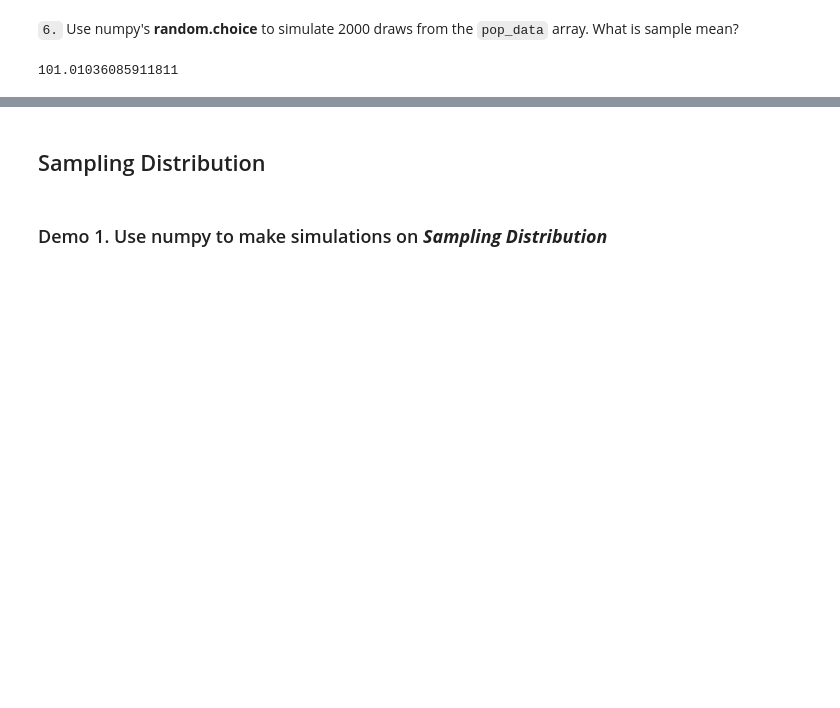
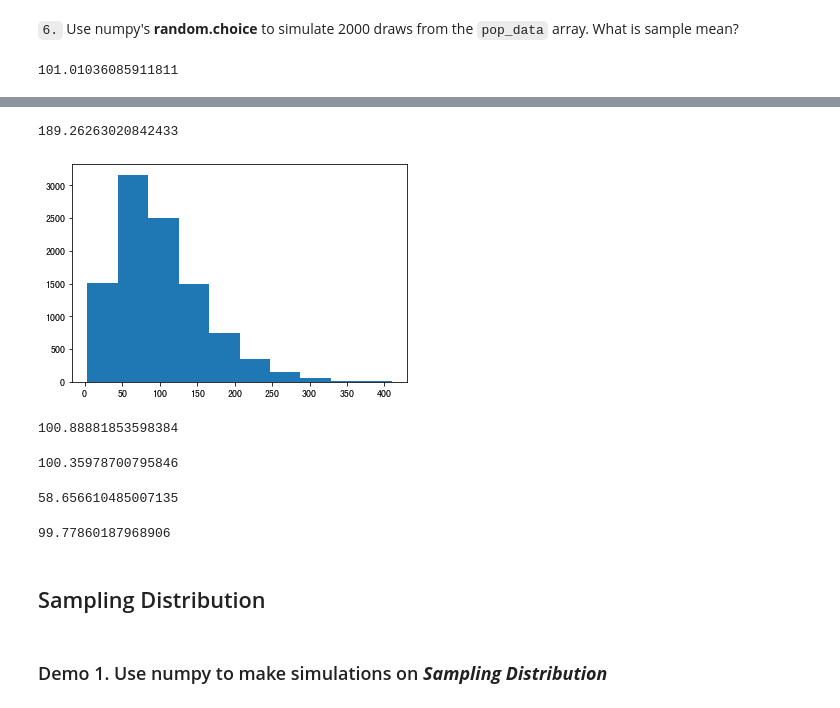
Before and after one commit to Alex-YuZ/Statistics-using-python, a Jupyter notebook: Inferential_Statistics.ipynb, the cells around one changed output, grey strips where cells are left out. Cells and saved outputs as stored; diff of their text form; code cells hidden in the pictures; blank space fills up the shorter version.

Commit message:
feat: Add demo1 on Central Limit Theorem
sample size 3

```diff
--- a/Inferential_Statistics.ipynb
+++ b/Inferential_Statistics.ipynb
@@ -160,0 +163,5 @@ mean_sample2000
+# %%
+np.random.seed(42)
+
+pop_data = np.random.gamma(1,100,3000)
+plt.hist(pop_data);
@@ -161,3 +180,41 @@ mean_sample2000
+# %%
+# a
+sample3 = np.random.choice(pop_data, 3)
+
+
+# b
+mean_sample3 = sample3.mean()
+mean_sample3
+# %% [output]
+189.26263020842433
+# %%
+# c
+means_size_3 = [np.random.choice(pop_data, 3).mean() for _ in np.arange(10000)]
+# %%
+_ = plt.hist(means_size_3)
+# %% [output]
+[figure, added]
+# %%
+# mean of the sampling distribution
+mean_means = np.mean(means_size_3)
+mean_means
+# %% [output]
+100.88881853598384
+# %%
+pop_data.mean()
+# %% [output]
+100.35978700795846
+# %%
+# standard deviation of the sampling distribution - SE
+std_samples = np.std(means_size_3)
+std_samples
+# %% [output]
+58.656610485007135
+# %%
+std_pop = np.std(pop_data)
+std_pop
+# %% [output]
+99.77860187968906
 # %% [markdown]
 <a id="sa_dis"></a>
 ## Sampling Distribution
```
Also changed, not shown: parts of 3 cells of this notebook.
